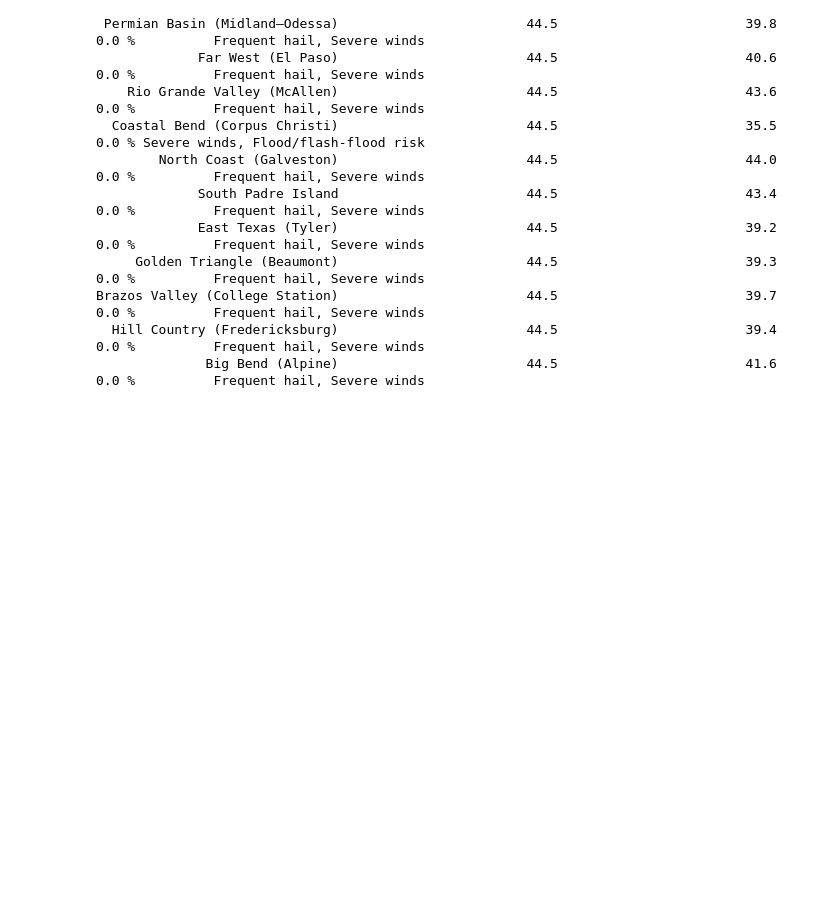
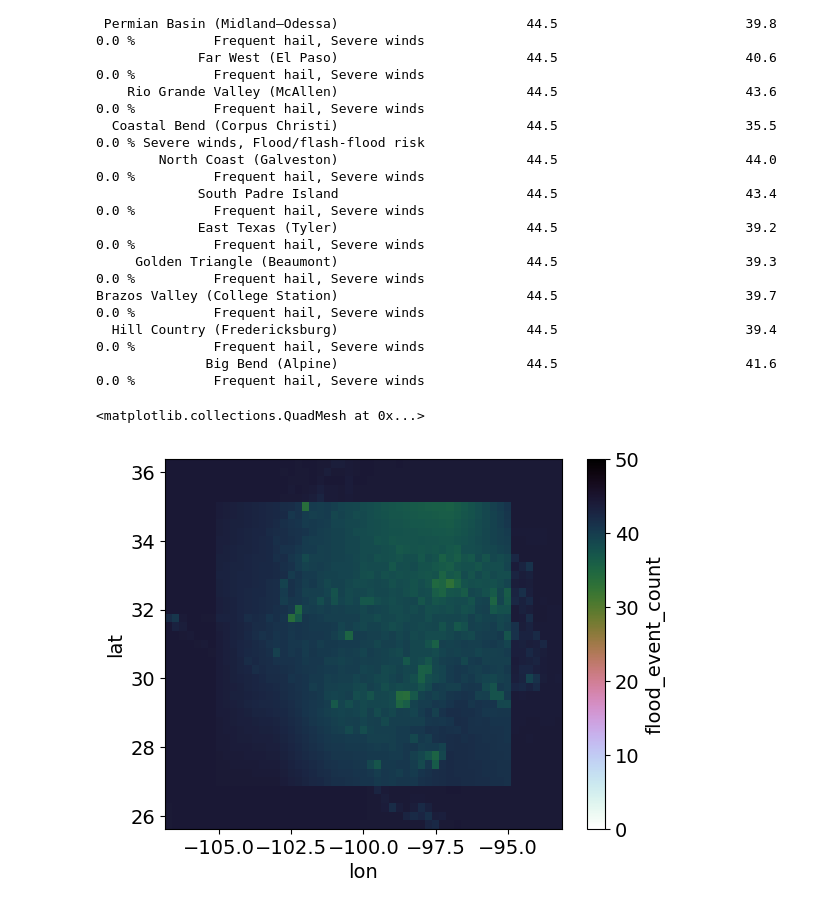
Before and after one commit to manmeet3591/pv_extreme_weather, a Jupyter notebook: figures_extreme_weather_pv.ipynb, the cells around one changed output. Saved outputs shown, nothing was run; the diff lists cells and outputs as text; code cells hidden in the pictures; blank space fills up the shorter version.

```diff
--- a/figures_extreme_weather_pv.ipynb
+++ b/figures_extreme_weather_pv.ipynb
@@ -663,3 +663,11 @@ North Texas (Dallas–Fort Worth)                        44.5
 Brazos Valley (College Station)                        44.5                        39.7                                0.0 %          Frequent hail, Severe winds
   Hill Country (Fredericksburg)                        44.5                        39.4                                0.0 %          Frequent hail, Severe winds
               Big Bend (Alpine)                        44.5                        41.6                                0.0 %          Frequent hail, Severe winds
+# %%
+plr_eff = plr0 + cumulative_plr*0.01
+T80_ = T80(plr_eff)
+# %%
+T80_.plot(cmap='cubehelix_r', vmin=0, vmax=50)
+# %% [output]
+<matplotlib.collections.QuadMesh at 0x...>
+[figure, added]
```
Also changed, not shown: parts of 4 cells of this notebook.
